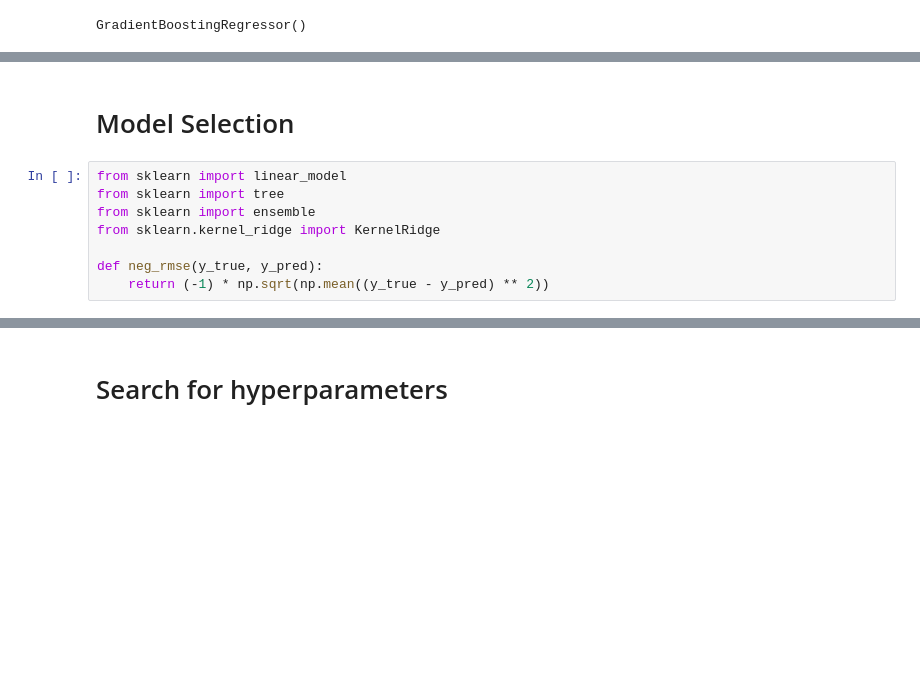
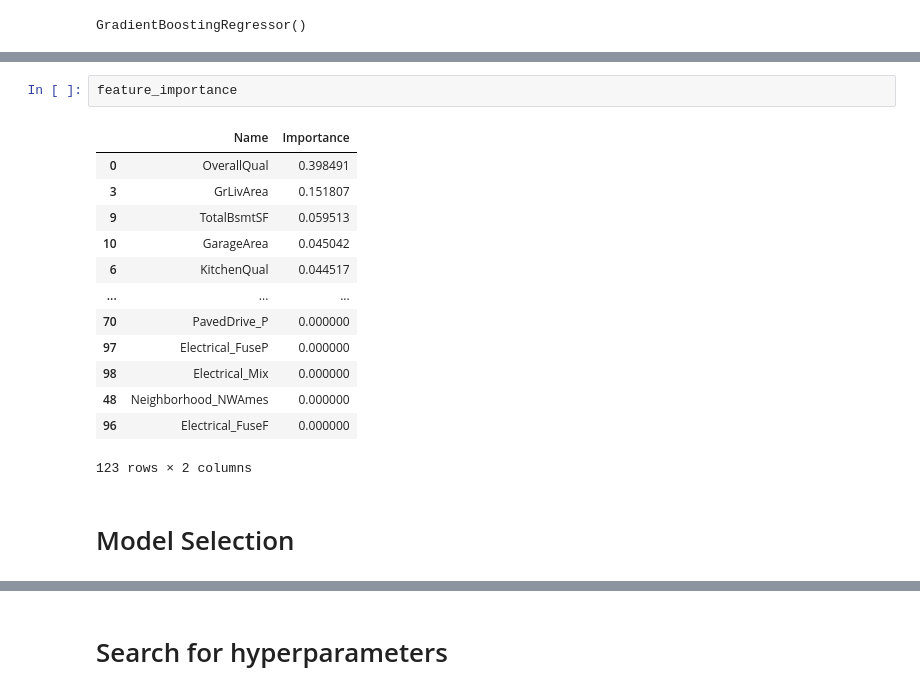
Before and after one commit to zrrddd/House_Prices, a Jupyter notebook: Model.ipynb, the cells around one changed output, grey strips where cells are left out. Drawn from its saved outputs; the diff is of its cells as text; blank space fills up the shorter version.

```diff
--- a/Model.ipynb
+++ b/Model.ipynb
@@ -185,11 +189,19 @@ feature_importance.head()
+# %%
+feature_importance
+# %% [output]
+|  | Name | Importance |
+| 0 | OverallQual | 0.398491 |
+| 3 | GrLivArea | 0.151807 |
+| 9 | TotalBsmtSF | 0.059513 |
+| 10 | GarageArea | 0.045042 |
+| 6 | KitchenQual | 0.044517 |
+| ... | ... | ... |
+| 70 | PavedDrive_P | 0.000000 |
+| 97 | Electrical_FuseP | 0.000000 |
+| 98 | Electrical_Mix | 0.000000 |
+| 48 | Neighborhood_NWAmes | 0.000000 |
+| 96 | Electrical_FuseF | 0.000000 |
+123 rows × 2 columns
 # %% [markdown]
 # Model Selection
-# %%
-from sklearn import linear_model
-from sklearn import tree
-from sklearn import ensemble
-from sklearn.kernel_ridge import KernelRidge
-
-def neg_rmse(y_true, y_pred):
-    return (-1) * np.sqrt(np.mean((y_true - y_pred) ** 2))
 # %%
```
Also changed, not shown: parts of 23 cells of this notebook, 1 other file.
